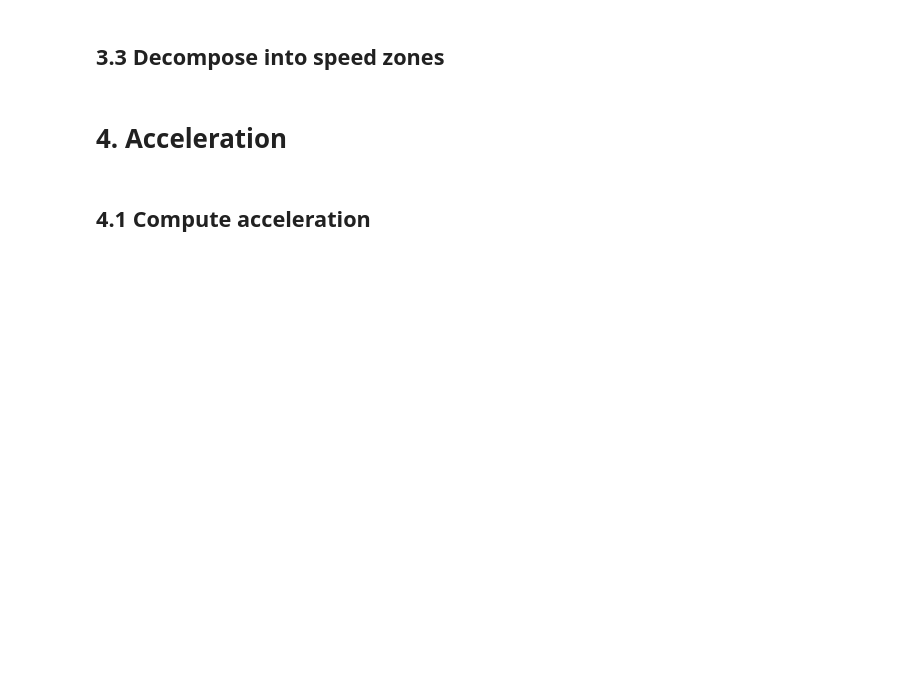
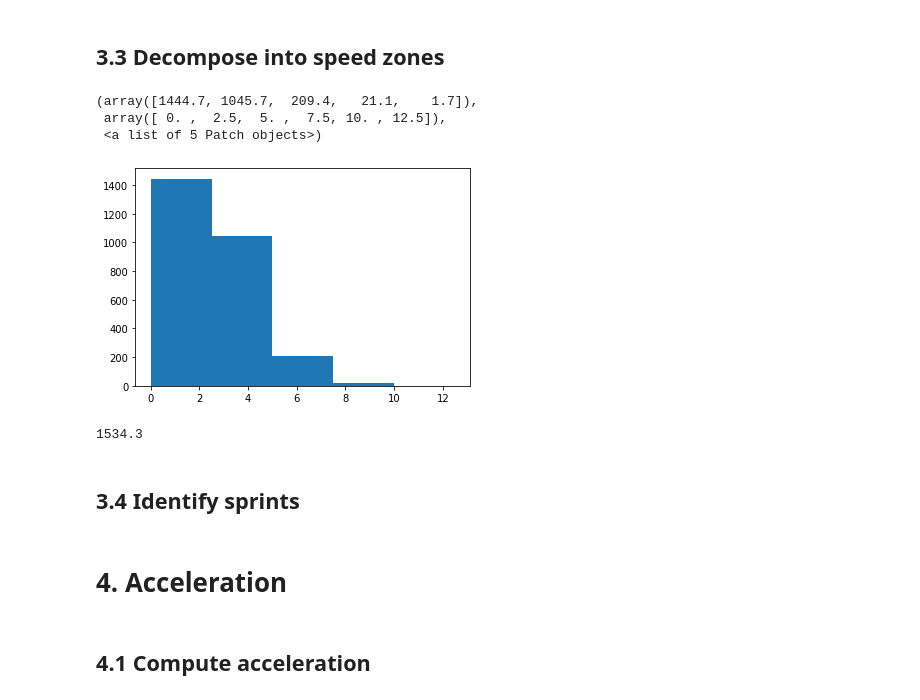
Before and after one commit to JohnLindblad/FinalProject-PlayerFitness, a Jupyter notebook: FinalProject-John.ipynb, the cells around one changed output. Drawn from its saved outputs; the diff is of its cells as text; code cells hidden in the pictures; blank space fills up the shorter version.

```diff
--- a/FinalProject-John.ipynb
+++ b/FinalProject-John.ipynb
@@ -110,3 +93,20 @@ print(time.time()-t0)
+# %%
+df = load_tracking_data(path, id1, name_dict)
+# %%
+def create_lfc_dict(df, lfc_list):
+    lfc_df = df[lfc_list]
+
+    for col in lfc_df.columns:
+        player_df = lfc_df[col]
+        p = len([i for i in player_df if i!= None])/len(player_df)
+        if p == 0.0:
+            lfc_df = lfc_df.drop(columns=col)
+
+    lfc_list = [i for i in lfc_df.columns]
+
+    return lfc_df, lfc_list
+# %%
+lfc_df, lfc_list = create_lfc_dict(df, lfc_list)
 # %%
 # col_list = []
 # p_list = []
@@ -236,0 +330,18 @@ sum( smoothed_vel_lfc_df[5318].between(2,4) ) /10
+# %%
+def dist_per_speed_zone(vel_df, player_id, bins):
+    x = vel_df[player_id]
+    w = len(x)*[0.1]
+
+    n = plt.hist(x, bins = bins, weights = w)
+
+    return n
+# %%
+player_id = 5318
+bins = [0,2.5,5,7.5,10,12.5]
+
+dist_per_speed_zone(smoothed_vel_lfc_df, player_id, bins)
+# %% [output]
+(array([1444.7, 1045.7,  209.4,   21.1,    1.7]),
+ array([ 0. ,  2.5,  5. ,  7.5, 10. , 12.5]),
+ <a list of 5 Patch objects>)
+[figure, added]
@@ -236,0 +351,10 @@ sum( smoothed_vel_lfc_df[5318].between(2,4) ) /10
+# %%
+player_id = 5318
+min_speed = 2
+max_speed = 8
+
+distance_in_speed_zone(smoothed_vel_lfc_df, player_id, min_speed, max_speed)
+# %% [output]
+1534.3
+# %% [markdown]
+## 3.4 Identify sprints
```
Also changed, not shown: parts of 22 cells of this notebook.
